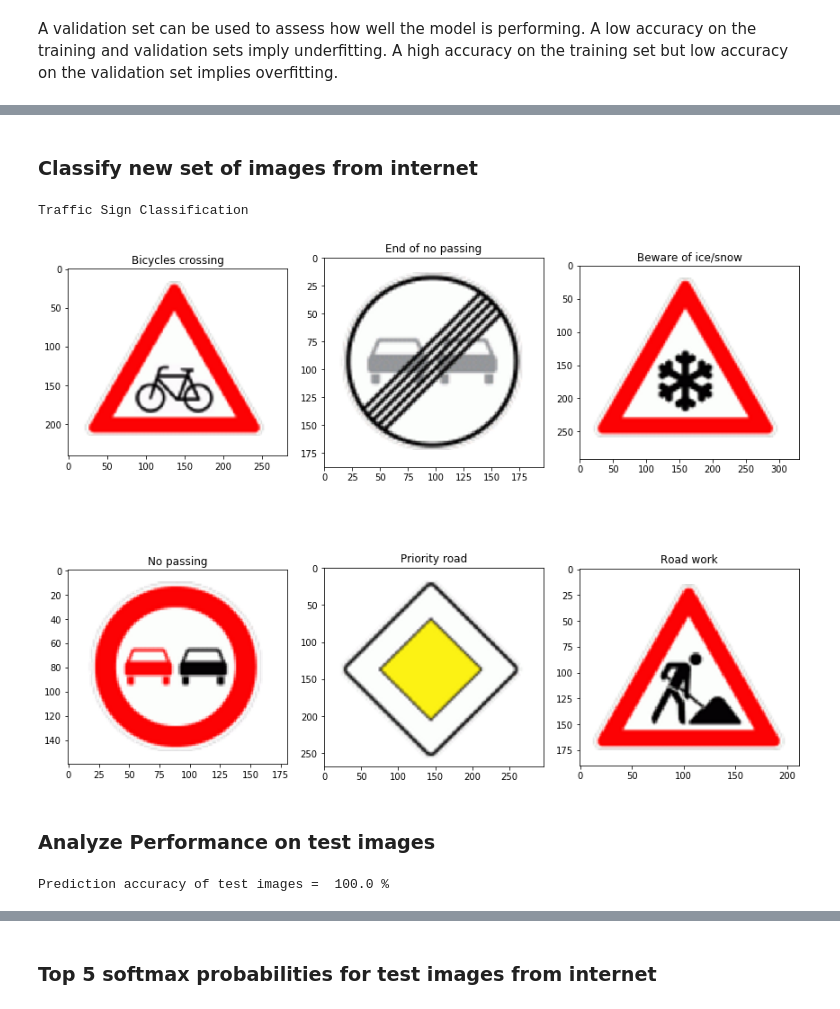
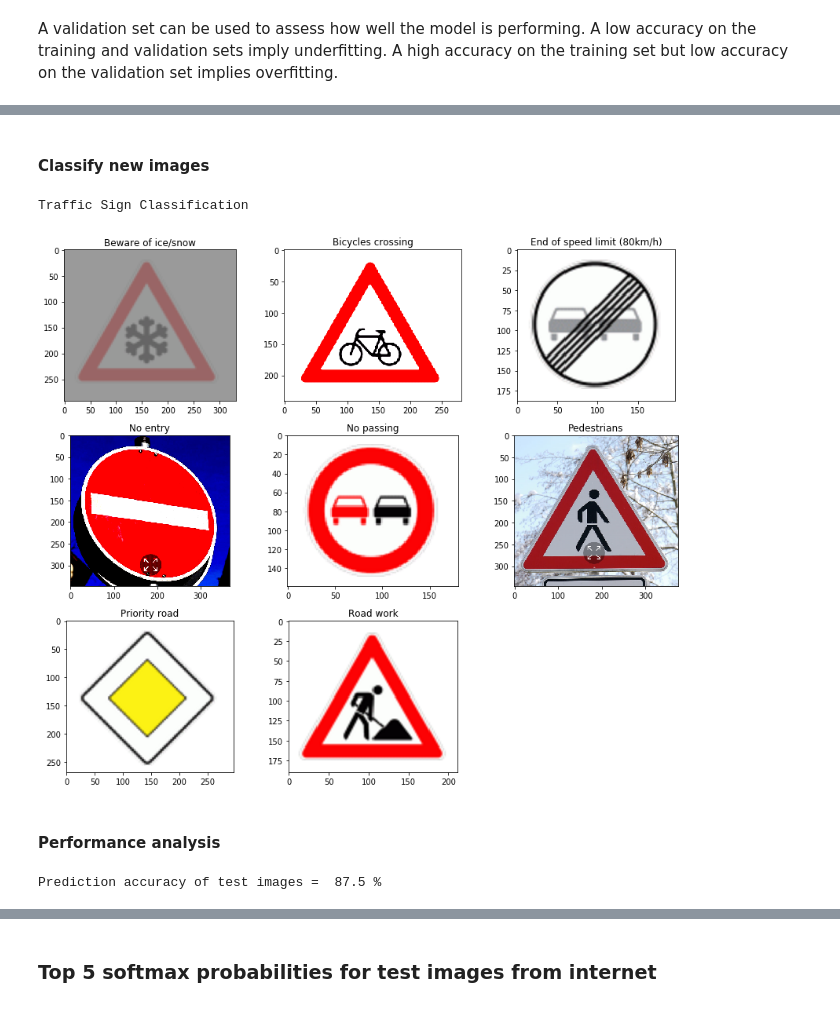
Before and after one commit to spagad7/Deep-Learning, a Jupyter notebook: TrafficSign_Classifier/Traffic_Sign_Classifier.ipynb, the cells around one changed output, grey strips where cells are left out. Drawn from its saved outputs; the diff is of its cells as text; code cells hidden in the pictures.

```diff
--- a/TrafficSign_Classifier/Traffic_Sign_Classifier.ipynb
+++ b/TrafficSign_Classifier/Traffic_Sign_Classifier.ipynb
@@ -115,8 +110,9 @@ with open('signnames.csv') as file:
     for row in csvreader:
         sign_names.append(row[1])
 
+plt.rcParams['figure.figsize'] = (2,2)
+
 # Get random training image and print corresponding label
-%matplotlib inline
 index = random.randint(0,n_train)
 plt.imshow(X_train[index])
 #print("Traffic sign index = ", y_train[index])
@@ -226,6 +206,6 @@ Augmented training set size =  130317
 # %%
-plt.rcParams['figure.figsize'] = (3,3)
-%matplotlib inline
+plt.rcParams['figure.figsize'] = (2,2)
+
 index = 45000
 plt.imshow(X_train_aug[index])
 print("Traffic sign: ", sign_names[y_train_aug[index]+1])
@@ -382,7 +394,7 @@ with tf.Session() as sess:
     print("\nTest set accuracy = ", test_accuracy)
 
     # Save Trained model
-    saver.save(sess, "./LeNet/")
+    saver.save(sess, "./lenet/")
     print("Saved trained model")
 # %% [output]
 Training ...
@@ -404,0 +425,20 @@ Saved trained model
+# %%
+import glob
+from PIL import Image
+
+filelist = glob.glob("test/*.png")
+filelist.sort()
+
+plt.rcParams['figure.figsize'] = (12,10)
+fig = plt.figure()
+idx = 1
+
+for file in filelist:
+    # Load image
+    img = Image.open(file)
+    # Display image
+    fig_sub = fig.add_subplot(3,3,idx)
+    idx+=1
+    fig_sub.imshow(img)
+    # Display image title
+    fig_sub.set_title(file[5:])
@@ -405,5 +447,5 @@ Saved trained model
 # %% [markdown]
-### Classify new set of images from internet
+#### Classify new images
 # %%
 import glob
 from PIL import Image
@@ -420,41 +462,41 @@ fig = plt.figure()
 idx = 1
 print("Traffic Sign Classification")
 
 with tf.Session() as sess:
-    saver.restore(sess, "./LeNet/")
+    saver.restore(sess, "./lenet/")
     # Load new images and lables
     for file in filelist:
         # Load image
         img = Image.open(file)
         # Display image
-        fig_sub = fig.add_subplot(2,3, idx)
+        fig_sub = fig.add_subplot(3,3, idx)
         idx += 1
         fig_sub.imshow(img)
         # Resize image
         img = img.resize((32,32))
         # Convert image to ndarray
         img = np.array(img, dtype='float32')
         # Normalize image
         img = (img - 128) / 128
         # Add new dimension to ndarray
         img = img[newaxis, :, :, :]
         # Run prediction
         predict_value = sess.run(tf.argmax(logits,1), feed_dict={x:img})
         softmax_value = sess.run(tf.nn.softmax(logits), feed_dict={x:img})
         predict_list.append(predict_value)
         softmax_list.append(softmax_value)
         # Print sign name
         fig_sub.set_title(sign_names[int(predict_value+1)])
 
 plt.tight_layout()
 # %% [output]
 Traffic Sign Classification
-[figure, old version]
+[figure, new version]
-# %% [markdown]
-### Analyze Performance on test images
+# %% [markdown]
+#### Performance analysis
 # %%
 # Label numbers for the test images
-y_newimages = [29, 41, 30, 9, 12, 25]
+y_newimages = [30, 29, 41, 17, 9, 27, 12, 25]
 
 num_images = len(y_newimages)
 correct_predict = 0
@@ -465,4 +507,4 @@ for i in range(len(predict_list)):
 
 print("Prediction accuracy of test images = ", (float(correct_predict)/num_images)*100, "%")
 # %% [output]
-Prediction accuracy of test images =  100.0 %
+Prediction accuracy of test images =  87.5 %
```
Also changed, not shown: parts of 32 cells of this notebook, 47 other files.
